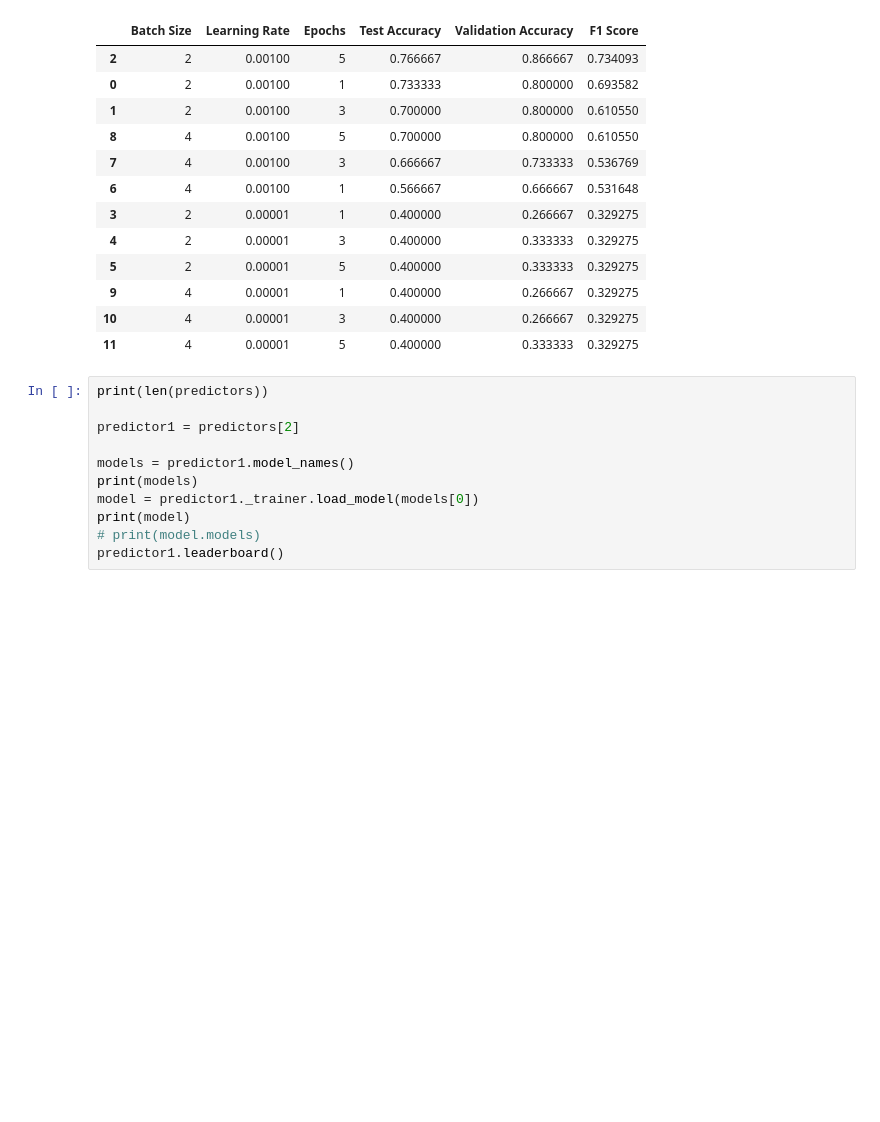
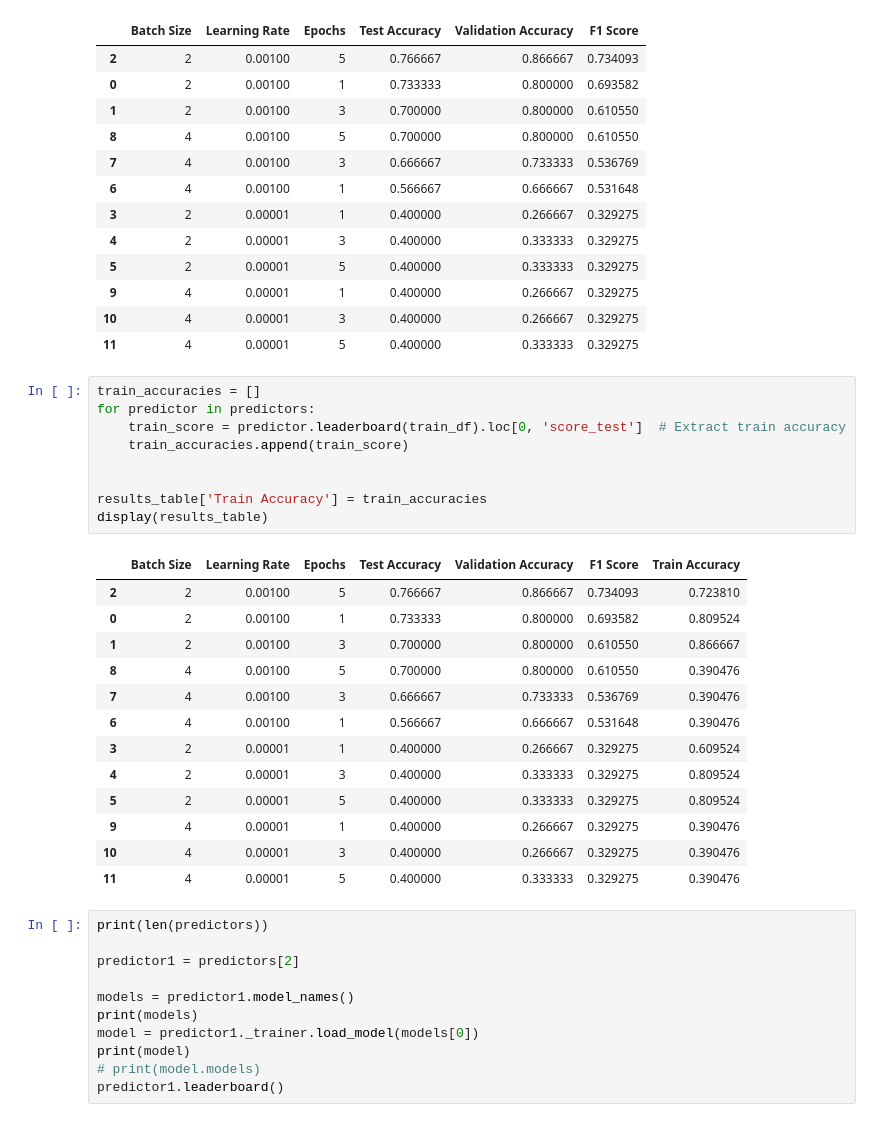
Before and after one commit to Soham-Gaonkar/STTAI-Assignment6-Reproducibility-and-HPO, a Jupyter notebook: section2.ipynb, the cells around one changed output. Cells and saved outputs as stored; diff of their text form; blank space fills up the shorter version.

```diff
--- a/section2.ipynb
+++ b/section2.ipynb
@@ -373,6 +373,29 @@ display(results_table)
 | 9 | 4 | 0.00001 | 1 | 0.400000 | 0.266667 | 0.329275 |
 | 10 | 4 | 0.00001 | 3 | 0.400000 | 0.266667 | 0.329275 |
 | 11 | 4 | 0.00001 | 5 | 0.400000 | 0.333333 | 0.329275 |
+# %%
+train_accuracies = []
+for predictor in predictors:
+    train_score = predictor.leaderboard(train_df).loc[0, 'score_test']  # Extract train accuracy
+    train_accuracies.append(train_score)
+
+
+results_table['Train Accuracy'] = train_accuracies
+display(results_table)
+# %% [output]
+|  | Batch Size | Learning Rate | Epochs | Test Accuracy | Validation Accuracy | F1 Score | Train Accuracy |
+| 2 | 2 | 0.00100 | 5 | 0.766667 | 0.866667 | 0.734093 | 0.723810 |
+| 0 | 2 | 0.00100 | 1 | 0.733333 | 0.800000 | 0.693582 | 0.809524 |
+| 1 | 2 | 0.00100 | 3 | 0.700000 | 0.800000 | 0.610550 | 0.866667 |
+| 8 | 4 | 0.00100 | 5 | 0.700000 | 0.800000 | 0.610550 | 0.390476 |
+| 7 | 4 | 0.00100 | 3 | 0.666667 | 0.733333 | 0.536769 | 0.390476 |
+| 6 | 4 | 0.00100 | 1 | 0.566667 | 0.666667 | 0.531648 | 0.390476 |
+| 3 | 2 | 0.00001 | 1 | 0.400000 | 0.266667 | 0.329275 | 0.609524 |
+| 4 | 2 | 0.00001 | 3 | 0.400000 | 0.333333 | 0.329275 | 0.809524 |
+| 5 | 2 | 0.00001 | 5 | 0.400000 | 0.333333 | 0.329275 | 0.809524 |
+| 9 | 4 | 0.00001 | 1 | 0.400000 | 0.266667 | 0.329275 | 0.390476 |
+| 10 | 4 | 0.00001 | 3 | 0.400000 | 0.266667 | 0.329275 | 0.390476 |
+| 11 | 4 | 0.00001 | 5 | 0.400000 | 0.333333 | 0.329275 | 0.390476 |
 # %%
 print(len(predictors))
 
```
Also changed, not shown: parts of 5 cells of this notebook, 1 other file.
